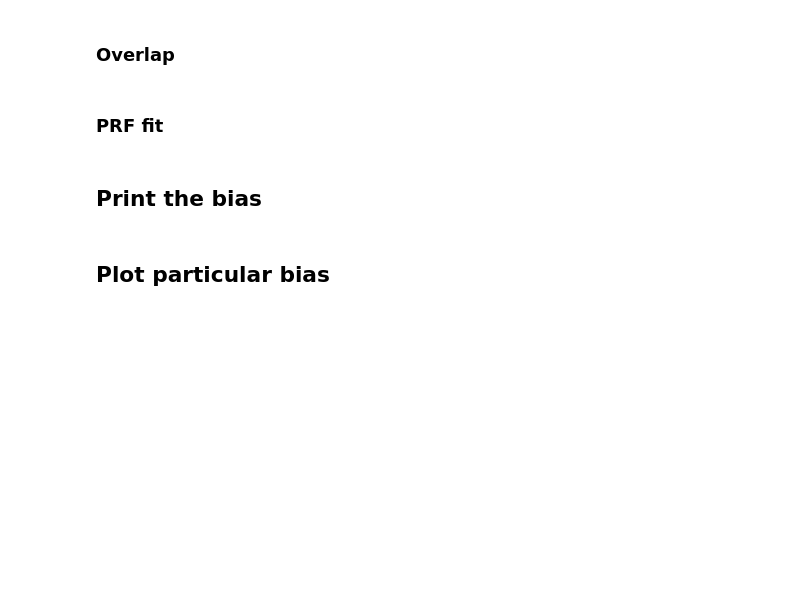
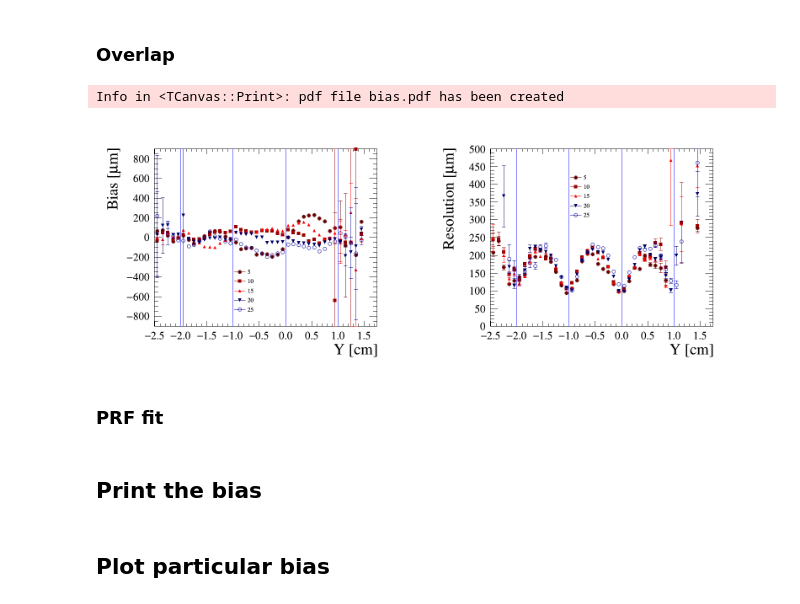
Before and after one commit to suvorov21/DESY-testbeam, a Jupyter notebook: plotter/x_scan.ipynb, the cells around one changed output. Cells and saved outputs as stored; diff of their text form; code cells hidden in the pictures; blank space fills up the shorter version.

```diff
--- a/plotter/x_scan.ipynb
+++ b/plotter/x_scan.ipynb
@@ -174,7 +201,9 @@ c.Draw()
 # ran = 0.003
 cw.Clear()
 cw.Divide(2)
-file_id = 1
+ROOT.gPad.SetGridx(0)
+ROOT.gPad.SetGridy(0)
+file_id = 0
 resol_gr = []
 bias_gr = []
 columns = [5, 10, 15, 20, 25]
@@ -198,48 +227,56 @@ for col in range(36):
         res[file_id][col][i].Fit('gaus', 'Q', '', -1.*ran, ran)
         f = res[file_id][col][i].GetFunction('gaus')
 
         if col in columns:
-            bias_gr[columns.index(col)].SetPoint(bias_gr[columns.index(col)].GetN(), ax.GetBinCenter(i+1), 1e6*f.GetParameter(1))
+            bias_gr[columns.index(col)].SetPoint(bias_gr[columns.index(col)].GetN(), ax.GetBinCenter(i+1)*100, 1e6*f.GetParameter(1))
             bias_gr[columns.index(col)].SetPointError(bias_gr[columns.index(col)].GetN()-1, 0, 1e6*f.GetParError(1))
-            resol_gr[columns.index(col)].SetPoint(resol_gr[columns.index(col)].GetN(), ax.GetBinCenter(i+1), 1e6*f.GetParameter(2))
+            resol_gr[columns.index(col)].SetPoint(resol_gr[columns.index(col)].GetN(), ax.GetBinCenter(i+1)*100, 1e6*f.GetParameter(2))
             resol_gr[columns.index(col)].SetPointError(resol_gr[columns.index(col)].GetN()-1, 0, 1e6*f.GetParError(2))
 
 
 mg = ROOT.TMultiGraph()
 mg2 = ROOT.TMultiGraph()
 for i in range(len(columns)):
+    bias_gr[i].SetMarkerStyle(20+i)
+    resol_gr[i].SetMarkerStyle(20+i)
     mg.Add(bias_gr[i])
     mg2.Add(resol_gr[i])
 cw.Clear()
 cw.Divide(2)
 cw.cd(1)
 mg.Draw("ap")
-mg.GetXaxis().SetRangeUser(-0.04, 0.04)
+mg.GetXaxis().SetRangeUser(-2.5, 4)
 mg.GetYaxis().SetTitle("Bias [#mum]")
-mg.GetXaxis().SetTitle("Y [m]")
+mg.GetXaxis().SetTitle("Y [cm]")
 mg.GetYaxis().SetRangeUser(-900, 900)
-ROOT.gPad.BuildLegend()
-ROOT.gPad.SetGrid()
+ROOT.gPad.BuildLegend(0.4, 0.2, 0.6, 0.4)
+ROOT.gPad.SetGridx(0)
+ROOT.gPad.SetGridy(0)
 l = []
-for i in range(5):
-    l.append(ROOT.TLine(-0.03+i*0.01, -900., -0.03+i*0.01, 900.));
+for i in range(1, 5):
+    l.append(ROOT.TLine(-3+i*1, -900., -3+i*1, 900.));
     l[-1].SetLineColor(ROOT.kBlue)
     l[-1].Draw()
 cw.cd(2)
 mg2.Draw("ap")
-mg2.GetXaxis().SetRangeUser(-0.04, 0.04)
+mg2.GetXaxis().SetRangeUser(-2.5, 4)
 mg2.GetYaxis().SetTitle("Resolution [#mum]")
-mg2.GetXaxis().SetTitle("Y [m]")
-mg2.GetYaxis().SetRangeUser(0., 600.)
-ROOT.gPad.BuildLegend()
-ROOT.gPad.SetGrid()
+mg2.GetXaxis().SetTitle("Y [cm]")
+mg2.GetYaxis().SetRangeUser(0., 500.)
+ROOT.gPad.BuildLegend(0.4, 0.6, 0.6, 0.8)
+ROOT.gPad.SetGridx(0)
+ROOT.gPad.SetGridy(0)
 l2 = []
-for i in range(5):
-    l2.append(ROOT.TLine(-0.03+i*0.01, 0., -0.03+i*0.01, 600.));
+for i in range(1, 5):
+    l2.append(ROOT.TLine(-3+i*1, 0., -3+i*1, 500.));
     l2[-1].SetLineColor(ROOT.kBlue)
     l2[-1].Draw()
 
 cw.Draw()
+cw.Print("bias.pdf")
+# %% [output]
+Info in <TCanvas::Print>: pdf file bias.pdf has been created
+[figure, added]
 # %% [markdown]
 ### PRF fit
 # %%
```
Also changed, not shown: parts of 4 cells of this notebook.
